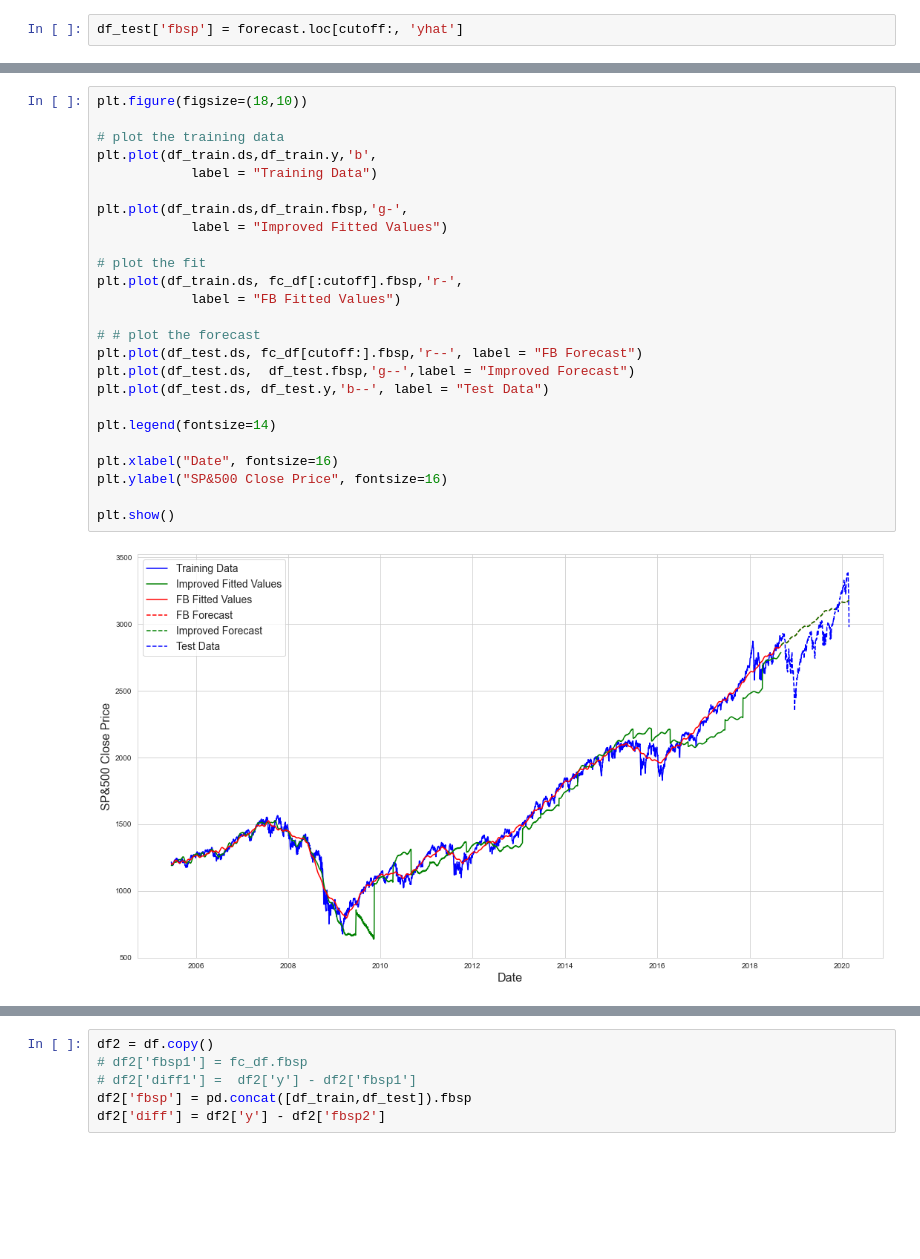
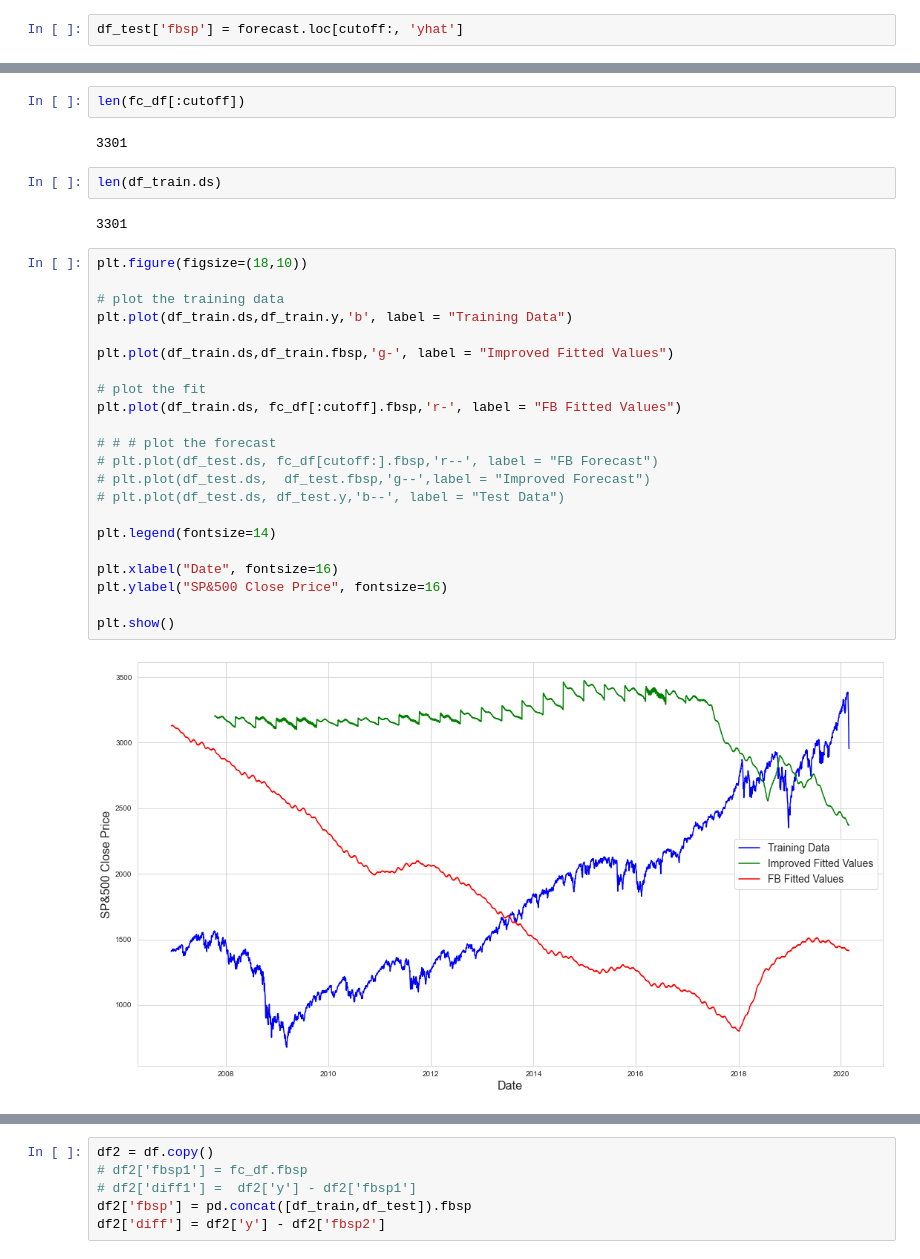
Before and after one commit to shelbycox/Stock-Erdos, a Jupyter notebook: scratch work/Yuqing-Data-Merge/Scenario1.ipynb, the cells around one changed output, grey strips where cells are left out. Saved outputs shown, nothing was run; the diff lists cells and outputs as text; blank space fills up the shorter version.

```diff
--- a/scratch work/Yuqing-Data-Merge/Scenario1.ipynb
+++ b/scratch work/Yuqing-Data-Merge/Scenario1.ipynb
@@ -182,30 +182,35 @@ fc_df
 3667 rows × 2 columns
+# %%
+len(fc_df[:cutoff])
+# %% [output]
+3301
+# %%
+len(df_train.ds)
+# %% [output]
+3301
 # %%
 plt.figure(figsize=(18,10))
 
 # plot the training data
-plt.plot(df_train.ds,df_train.y,'b',
-            label = "Training Data")
+plt.plot(df_train.ds,df_train.y,'b', label = "Training Data")
 
-plt.plot(df_train.ds,df_train.fbsp,'g-',
-            label = "Improved Fitted Values")
+plt.plot(df_train.ds,df_train.fbsp,'g-', label = "Improved Fitted Values")
 
 # plot the fit
-plt.plot(df_train.ds, fc_df[:cutoff].fbsp,'r-',
-            label = "FB Fitted Values")
+plt.plot(df_train.ds, fc_df[:cutoff].fbsp,'r-', label = "FB Fitted Values")
 
-# # plot the forecast
-plt.plot(df_test.ds, fc_df[cutoff:].fbsp,'r--', label = "FB Forecast")
-plt.plot(df_test.ds,  df_test.fbsp,'g--',label = "Improved Forecast")
-plt.plot(df_test.ds, df_test.y,'b--', label = "Test Data")
+# # # plot the forecast
+# plt.plot(df_test.ds, fc_df[cutoff:].fbsp,'r--', label = "FB Forecast")
+# plt.plot(df_test.ds,  df_test.fbsp,'g--',label = "Improved Forecast")
+# plt.plot(df_test.ds, df_test.y,'b--', label = "Test Data")
 
 plt.legend(fontsize=14)
 
 plt.xlabel("Date", fontsize=16)
 plt.ylabel("SP&500 Close Price", fontsize=16)
 
 plt.show()
 # %% [output]
-[figure, old version]
+[figure, new version]
 # %%
 pd.concat([df_train,df_test])
```
Also changed, not shown: parts of 5 cells of this notebook.
